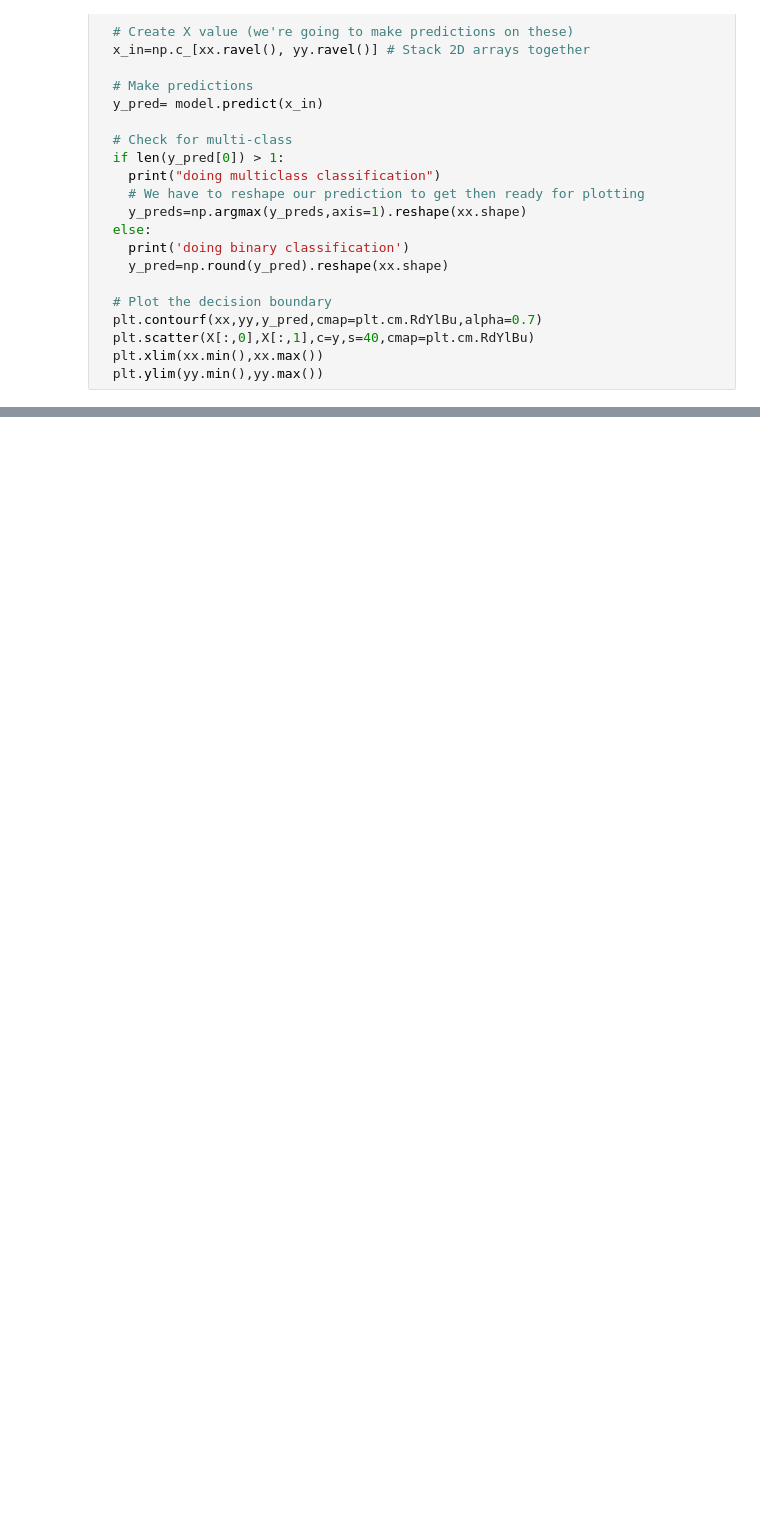
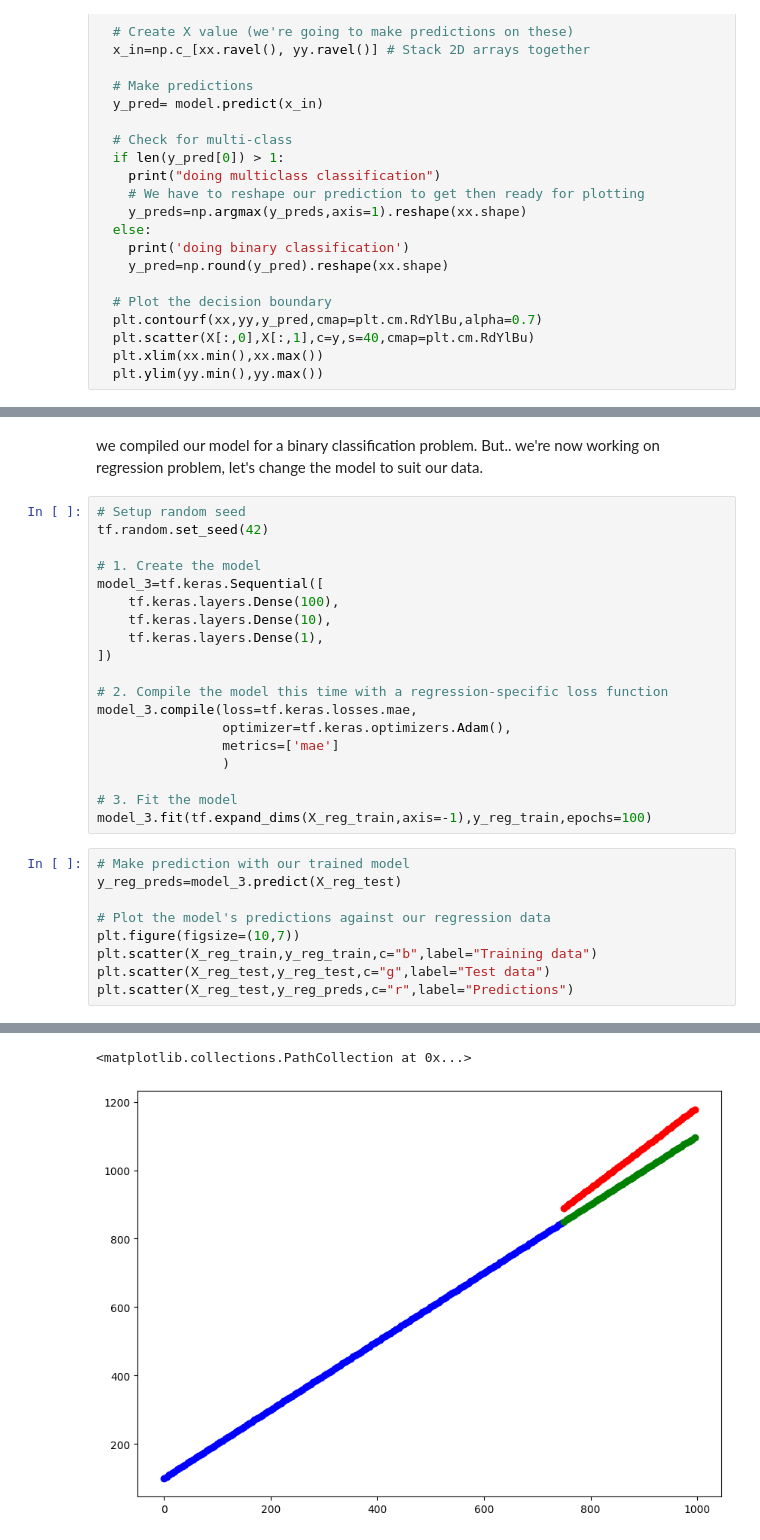
Before and after one commit to Md-Aziz-Developer/tensorflow-learning, a Jupyter notebook: 02_neural_network_classification_with_tensorflow.ipynb, the cells around one changed output, grey strips where cells are left out. Drawn from its saved outputs; the diff is of its cells as text; blank space fills up the shorter version.

```diff
--- a/02_neural_network_classification_with_tensorflow.ipynb
+++ b/02_neural_network_classification_with_tensorflow.ipynb
@@ -266,0 +291,32 @@ doing binary classification
+# %% [markdown]
+we compiled our model for a binary classification problem.
+But.. we're now working on regression problem, let's change the model to suit our data.
+# %%
+# Setup random seed
+tf.random.set_seed(42)
+
+# 1. Create the model
+model_3=tf.keras.Sequential([
+    tf.keras.layers.Dense(100),
+    tf.keras.layers.Dense(10),
+    tf.keras.layers.Dense(1),
+])
+
+# 2. Compile the model this time with a regression-specific loss function
+model_3.compile(loss=tf.keras.losses.mae,
+                optimizer=tf.keras.optimizers.Adam(),
+                metrics=['mae']
+                )
+
+# 3. Fit the model
+model_3.fit(tf.expand_dims(X_reg_train,axis=-1),y_reg_train,epochs=100)
+# %%
+# Make prediction with our trained model
+y_reg_preds=model_3.predict(X_reg_test)
+
+# Plot the model's predictions against our regression data
+plt.figure(figsize=(10,7))
+plt.scatter(X_reg_train,y_reg_train,c="b",label="Training data")
+plt.scatter(X_reg_test,y_reg_test,c="g",label="Test data")
+plt.scatter(X_reg_test,y_reg_preds,c="r",label="Predictions")
+# %% [output]
@@ -266,0 +324,2 @@ doing binary classification
+<matplotlib.collections.PathCollection at 0x...>
+[figure, added]
```
Also changed, not shown: parts of 12 cells of this notebook.
